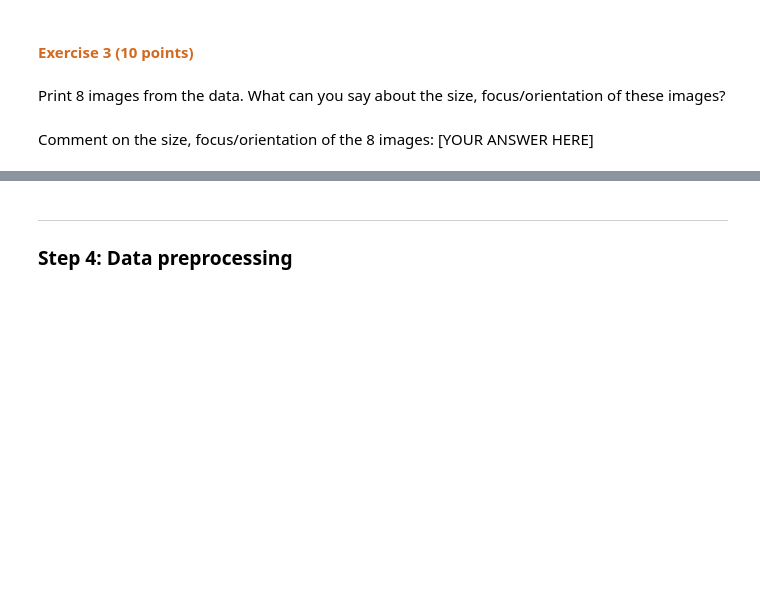
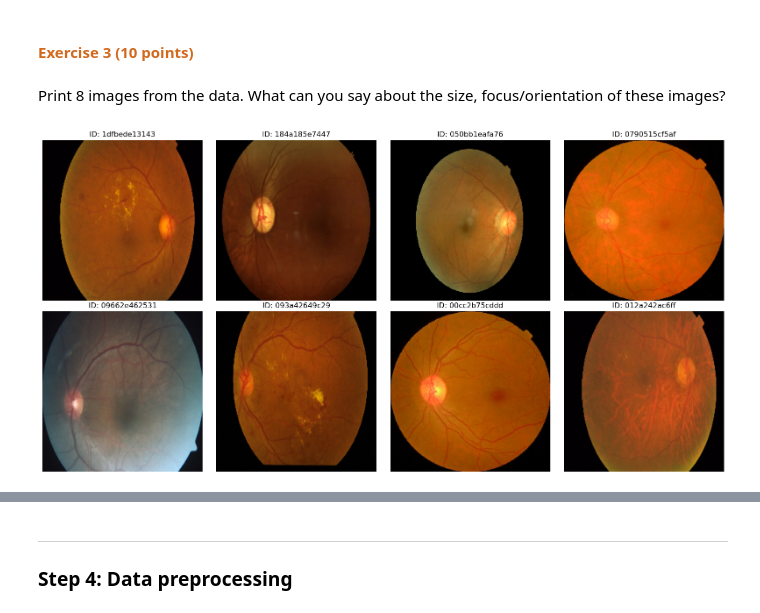
Before and after one commit to user10970/207_Machine_Learning, a Jupyter notebook: 10 CNN.ipynb, the cells around one changed output, grey strips where cells are left out. Saved outputs shown, nothing was run; the diff lists cells and outputs as text; code cells hidden in the pictures; blank space fills up the shorter version.

```diff
--- a/10 CNN.ipynb
+++ b/10 CNN.ipynb
@@ -132,2 +160,24 @@ Print 8 images from the data. What can you say about the size, focus/orientation
-# %% [markdown]
-Comment on the size, focus/orientation of the 8 images: [YOUR ANSWER HERE]
+# %%
+sample_ids = labels.sample(n=8, random_state=1234).id_code.tolist()
+
+fig, axes = plt.subplots(2, 4, figsize=(16, 8))
+axes = axes.flatten()
+
+for ax, img_id in zip(axes, sample_ids):
+    candidate_paths = [
+        os.path.join(IMAGE_PATH, f'{img_id}.png'),
+        os.path.join(IMAGE_PATH, f'{img_id}.jpeg'),
+        os.path.join(IMAGE_PATH, f'{img_id}.jpg')
+    ]
+    img_path = next((p for p in candidate_paths if os.path.exists(p)), None)
+    if img_path is None:
+        continue
+    img = load_img(img_path, target_size=(224, 224))
+    ax.imshow(img)
+    ax.set_title(f'ID: {img_id}')
+    ax.axis('off')
+
+plt.tight_layout()
+plt.show()
+# %% [output]
+[figure, added]
```
Also changed, not shown: parts of 26 cells of this notebook.
